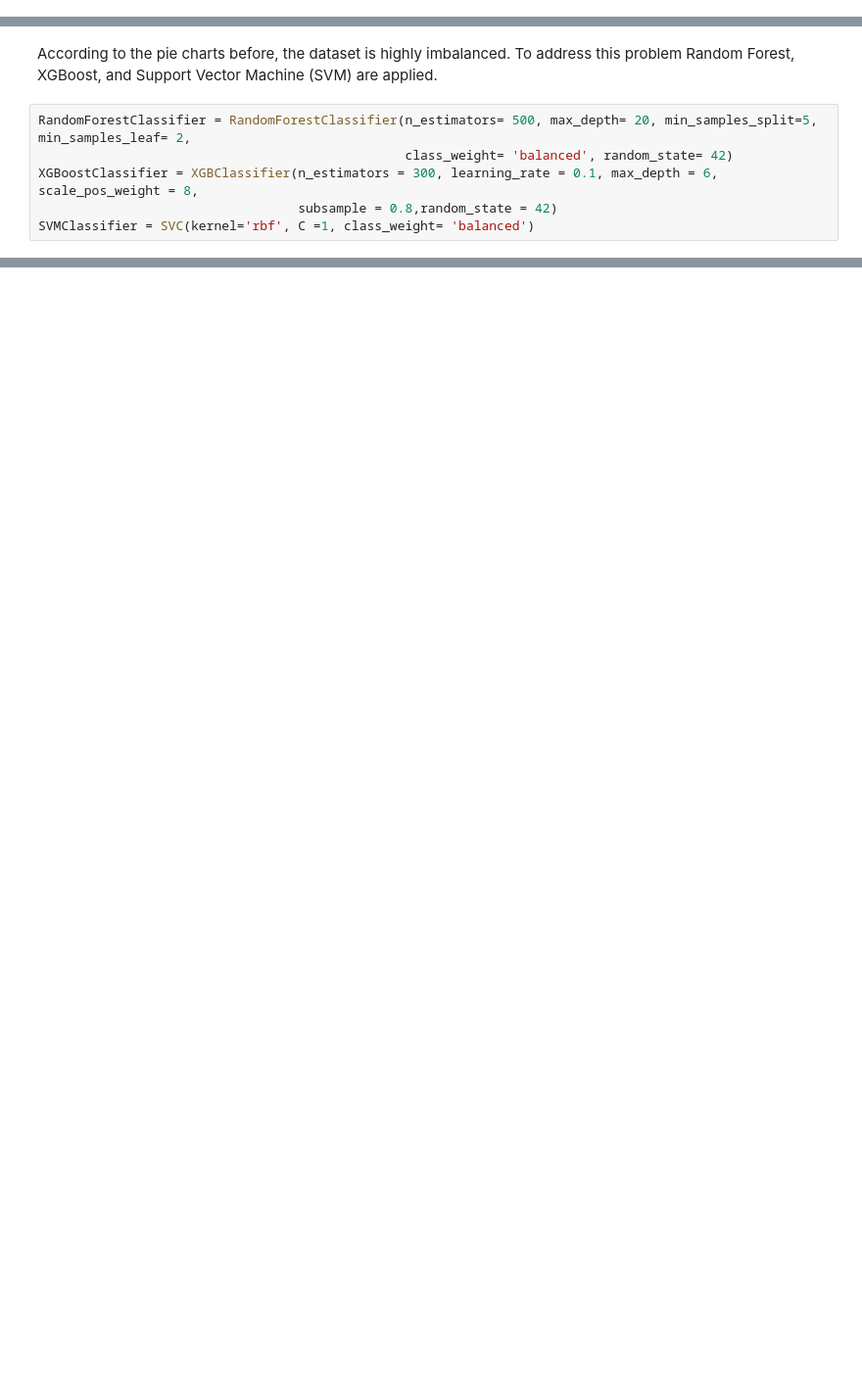
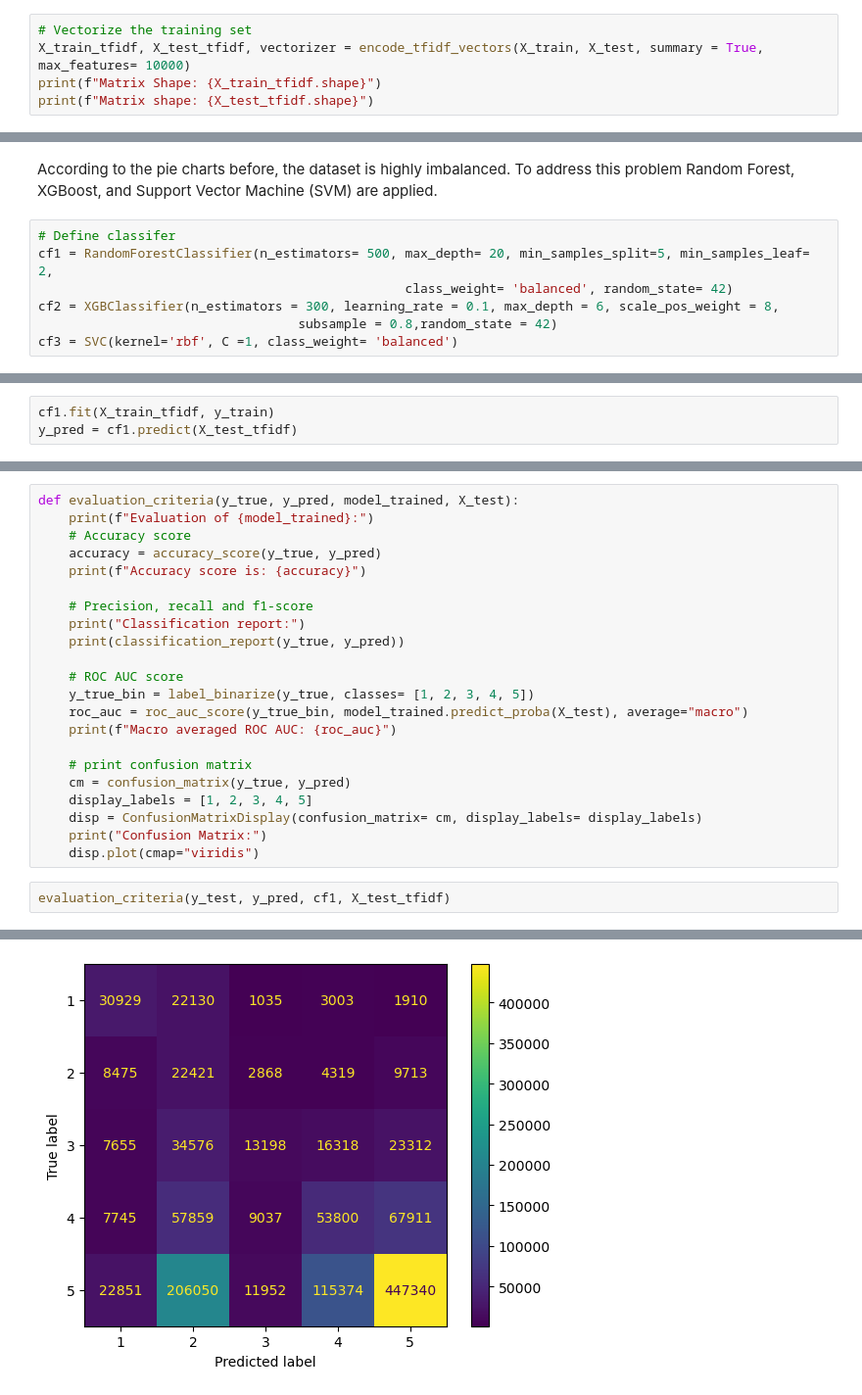
Before and after one commit to victorwang12729/amazon-prediction, a Jupyter notebook: amazon_prediction.ipynb, the cells around one changed output, grey strips where cells are left out. Shown at 98% size. Cells and saved outputs as stored; diff of their text form; blank space fills up the shorter version.

```diff
--- a/amazon_prediction.ipynb
+++ b/amazon_prediction.ipynb
@@ -475,0 +365,5 @@ def transform_text_into_tfidf(df, summary=False):
+# %%
+# Vectorize the training set
+X_train_tfidf, X_test_tfidf, vectorizer = encode_tfidf_vectors(X_train, X_test, summary = True, max_features= 10000)
+print(f"Matrix Shape: {X_train_tfidf.shape}")
+print(f"Matrix shape: {X_test_tfidf.shape}")
@@ -476,9 +405,10 @@ def transform_text_into_tfidf(df, summary=False):
 # %% [markdown]
 According to the pie charts before, the dataset is highly imbalanced. To address this problem Random Forest, XGBoost, and Support Vector Machine (SVM) are applied.
 # %%
-RandomForestClassifier = RandomForestClassifier(n_estimators= 500, max_depth= 20, min_samples_split=5, min_samples_leaf= 2,
+# Define classifer
+cf1 = RandomForestClassifier(n_estimators= 500, max_depth= 20, min_samples_split=5, min_samples_leaf= 2,
                                                 class_weight= 'balanced', random_state= 42)
-XGBoostClassifier = XGBClassifier(n_estimators = 300, learning_rate = 0.1, max_depth = 6, scale_pos_weight = 8,
+cf2 = XGBClassifier(n_estimators = 300, learning_rate = 0.1, max_depth = 6, scale_pos_weight = 8,
                                   subsample = 0.8,random_state = 42)
-SVMClassifier = SVC(kernel='rbf', C =1, class_weight= 'balanced')
+cf3 = SVC(kernel='rbf', C =1, class_weight= 'balanced')
 # %% [markdown]
@@ -513 +418,4 @@ accuracy1
+# %%
+cf1.fit(X_train_tfidf, y_train)
+y_pred = cf1.predict(X_test_tfidf)
 # %% [markdown]
@@ -514,0 +423,25 @@ accuracy1
+# %%
+def evaluation_criteria(y_true, y_pred, model_trained, X_test):
+    print(f"Evaluation of {model_trained}:")
+    # Accuracy score
+    accuracy = accuracy_score(y_true, y_pred)
+    print(f"Accuracy score is: {accuracy}")
+
+    # Precision, recall and f1-score
+    print("Classification report:")
+    print(classification_report(y_true, y_pred))
+
+    # ROC AUC score
+    y_true_bin = label_binarize(y_true, classes= [1, 2, 3, 4, 5])
+    roc_auc = roc_auc_score(y_true_bin, model_trained.predict_proba(X_test), average="macro")
+    print(f"Macro averaged ROC AUC: {roc_auc}")
+
+    # print confusion matrix
+    cm = confusion_matrix(y_true, y_pred)
+    display_labels = [1, 2, 3, 4, 5]
+    disp = ConfusionMatrixDisplay(confusion_matrix= cm, display_labels= display_labels)
+    print("Confusion Matrix:")
+    disp.plot(cmap="viridis")
+# %%
+evaluation_criteria(y_test, y_pred, cf1, X_test_tfidf)
+# %% [output]
@@ -514,0 +467 @@ accuracy1
+[figure, added]
```
Also changed, not shown: parts of 53 cells of this notebook.
